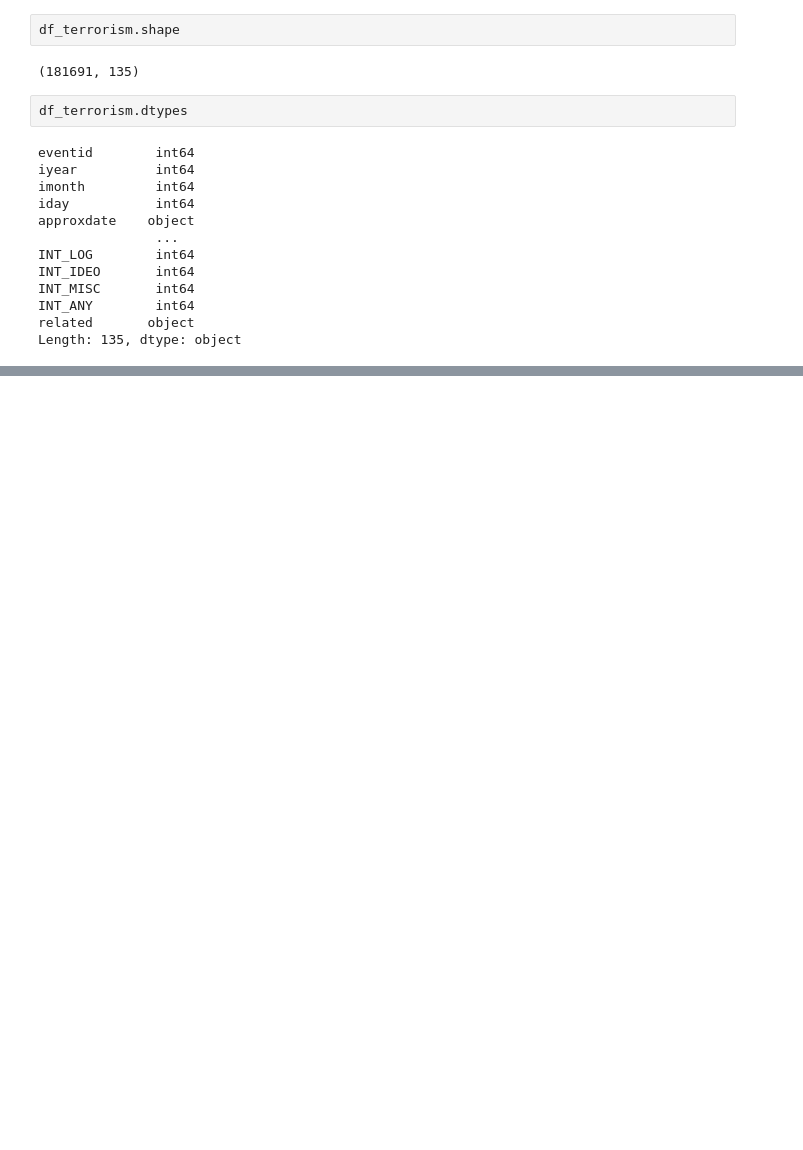
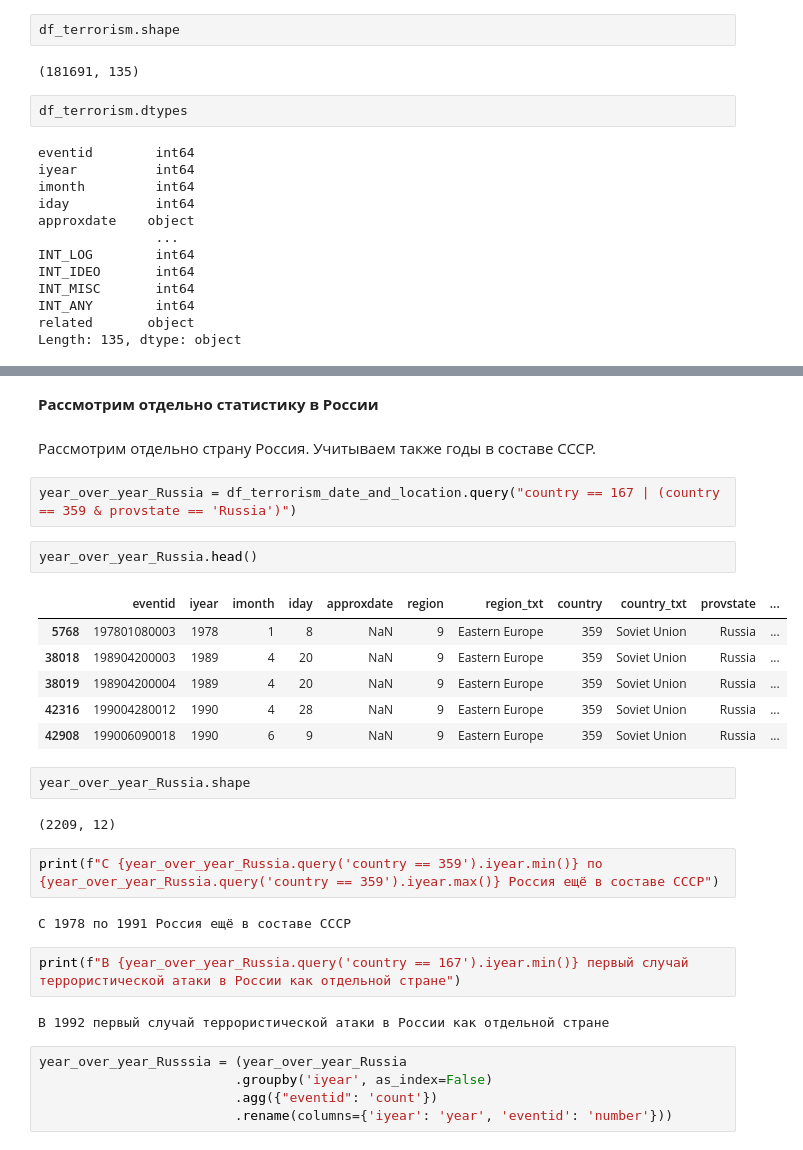
Before and after one commit to shubin023/pets, a Jupyter notebook: Global_Terrorism_Database/Global_Terrorism.ipynb, the cells around one changed output, grey strips where cells are left out. Saved outputs shown, nothing was run; the diff lists cells and outputs as text; blank space fills up the shorter version.

```diff
--- a/Global_Terrorism_Database/Global_Terrorism.ipynb
+++ b/Global_Terrorism_Database/Global_Terrorism.ipynb
@@ -46,0 +147,32 @@ Length: 135, dtype: object
+# %% [markdown]
+<b>Рассмотрим отдельно статистику в России </b>
+# %% [markdown]
+Рассмотрим отдельно страну Россия. Учитываем также годы в составе СССР.
+# %%
+year_over_year_Russia = df_terrorism_date_and_location.query("country == 167 | (country == 359 & provstate == 'Russia')")
+# %%
+year_over_year_Russia.head()
+# %% [output]
+|  | eventid | iyear | imonth | iday | approxdate | region | region_txt | country | country_txt | provstate | ... |
+| 5768 | 197801080003 | 1978 | 1 | 8 | NaN | 9 | Eastern Europe | 359 | Soviet Union | Russia | ... |
+| 38018 | 198904200003 | 1989 | 4 | 20 | NaN | 9 | Eastern Europe | 359 | Soviet Union | Russia | ... |
+| 38019 | 198904200004 | 1989 | 4 | 20 | NaN | 9 | Eastern Europe | 359 | Soviet Union | Russia | ... |
+| 42316 | 199004280012 | 1990 | 4 | 28 | NaN | 9 | Eastern Europe | 359 | Soviet Union | Russia | ... |
+| 42908 | 199006090018 | 1990 | 6 | 9 | NaN | 9 | Eastern Europe | 359 | Soviet Union | Russia | ... |
+# %%
+year_over_year_Russia.shape
+# %% [output]
+(2209, 12)
+# %%
+print(f"C {year_over_year_Russia.query('country == 359').iyear.min()} по {year_over_year_Russia.query('country == 359').iyear.max()} Россия ещё в составе СССР")
+# %% [output]
+C 1978 по 1991 Россия ещё в составе СССР
+# %%
+print(f"В {year_over_year_Russia.query('country == 167').iyear.min()} первый случай террористической атаки в России как отдельной стране")
+# %% [output]
+В 1992 первый случай террористической атаки в России как отдельной стране
+# %%
+year_over_year_Russsia = (year_over_year_Russia
+                         .groupby('iyear', as_index=False)
+                         .agg({"eventid": 'count'})
+                         .rename(columns={'iyear': 'year', 'eventid': 'number'}))
```
Also changed, not shown: parts of 16 cells of this notebook, 1 other file.
